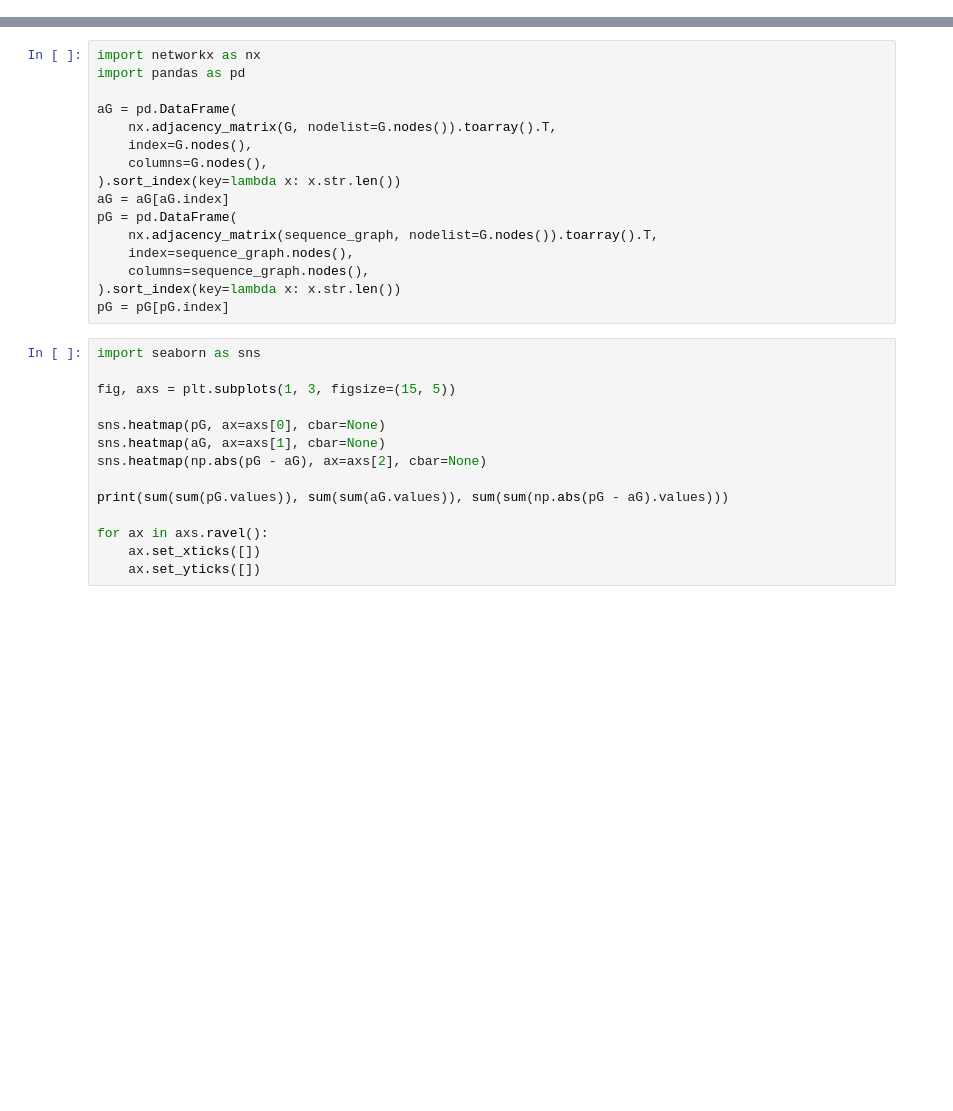
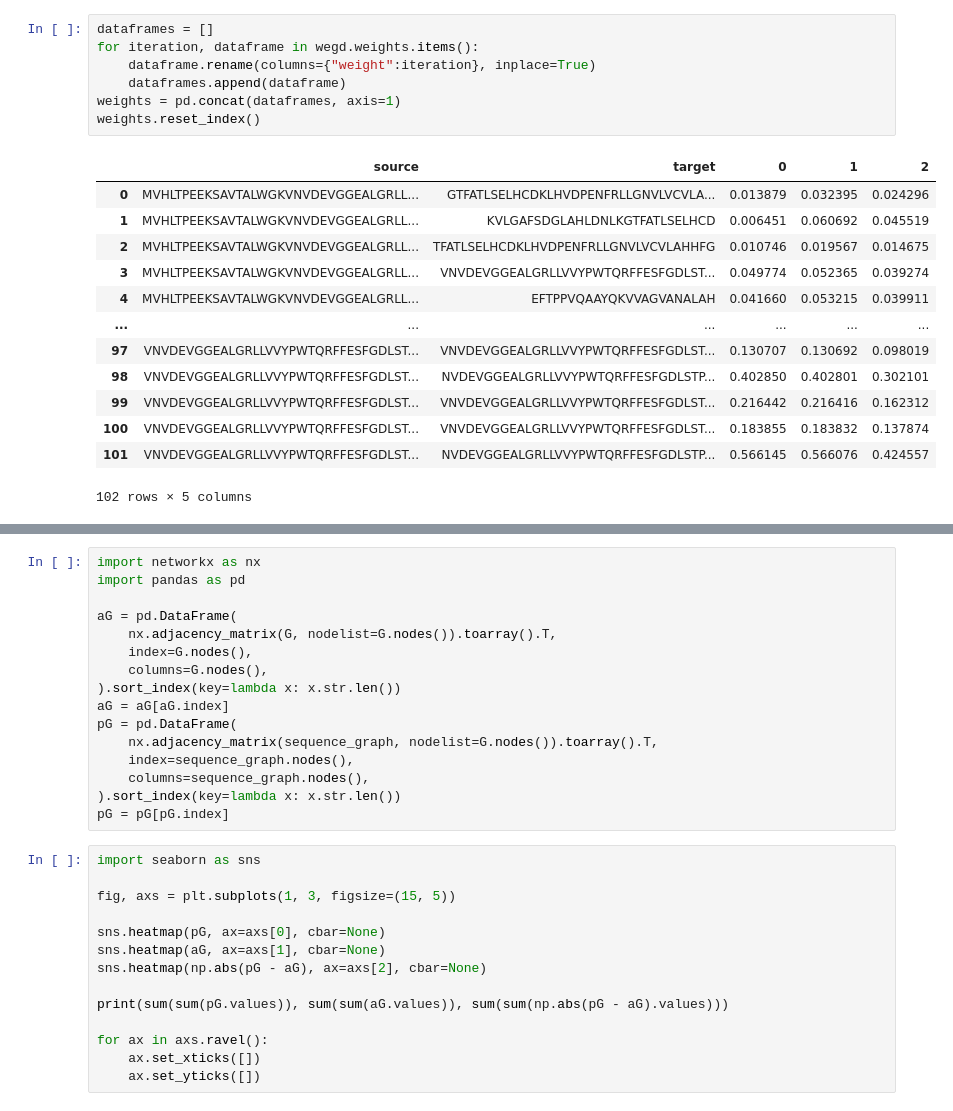
Before and after one commit to ErikHartman/disassembly, a Jupyter notebook: src/weight_estimation_gd.ipynb, the cells around one changed output, grey strips where cells are left out. Drawn from its saved outputs; the diff is of its cells as text; blank space fills up the shorter version.

```diff
--- a/src/weight_estimation_gd.ipynb
+++ b/src/weight_estimation_gd.ipynb
@@ -97,3 +80,24 @@ Text(50.722222222222115, 0.5, '')
+# %%
+dataframes = []
+for iteration, dataframe in wegd.weights.items():
+    dataframe.rename(columns={"weight":iteration}, inplace=True)
+    dataframes.append(dataframe)
+weights = pd.concat(dataframes, axis=1)
+weights.reset_index()
+# %% [output]
+|  | source | target | 0 | 1 | 2 |
+| 0 | MVHLTPEEKSAVTALWGKVNVDEVGGEALGRLL... | GTFATLSELHCDKLHVDPENFRLLGNVLVCVLA... | 0.013879 | 0.032395 | 0.024296 |
+| 1 | MVHLTPEEKSAVTALWGKVNVDEVGGEALGRLL... | KVLGAFSDGLAHLDNLKGTFATLSELHCD | 0.006451 | 0.060692 | 0.045519 |
+| 2 | MVHLTPEEKSAVTALWGKVNVDEVGGEALGRLL... | TFATLSELHCDKLHVDPENFRLLGNVLVCVLAHHFG | 0.010746 | 0.019567 | 0.014675 |
+| 3 | MVHLTPEEKSAVTALWGKVNVDEVGGEALGRLL... | VNVDEVGGEALGRLLVVYPWTQRFFESFGDLST... | 0.049774 | 0.052365 | 0.039274 |
+| 4 | MVHLTPEEKSAVTALWGKVNVDEVGGEALGRLL... | EFTPPVQAAYQKVVAGVANALAH | 0.041660 | 0.053215 | 0.039911 |
+| ... | ... | ... | ... | ... | ... |
+| 97 | VNVDEVGGEALGRLLVVYPWTQRFFESFGDLST... | VNVDEVGGEALGRLLVVYPWTQRFFESFGDLST... | 0.130707 | 0.130692 | 0.098019 |
+| 98 | VNVDEVGGEALGRLLVVYPWTQRFFESFGDLST... | NVDEVGGEALGRLLVVYPWTQRFFESFGDLSTP... | 0.402850 | 0.402801 | 0.302101 |
+| 99 | VNVDEVGGEALGRLLVVYPWTQRFFESFGDLST... | VNVDEVGGEALGRLLVVYPWTQRFFESFGDLST... | 0.216442 | 0.216416 | 0.162312 |
+| 100 | VNVDEVGGEALGRLLVVYPWTQRFFESFGDLST... | VNVDEVGGEALGRLLVVYPWTQRFFESFGDLST... | 0.183855 | 0.183832 | 0.137874 |
+| 101 | VNVDEVGGEALGRLLVVYPWTQRFFESFGDLST... | NVDEVGGEALGRLLVVYPWTQRFFESFGDLSTP... | 0.566145 | 0.566076 | 0.424557 |
+102 rows × 5 columns
 # %%
 from disassembly.cut_site import get_p1
 
```
Also changed, not shown: parts of 9 cells of this notebook, 1 other file.
